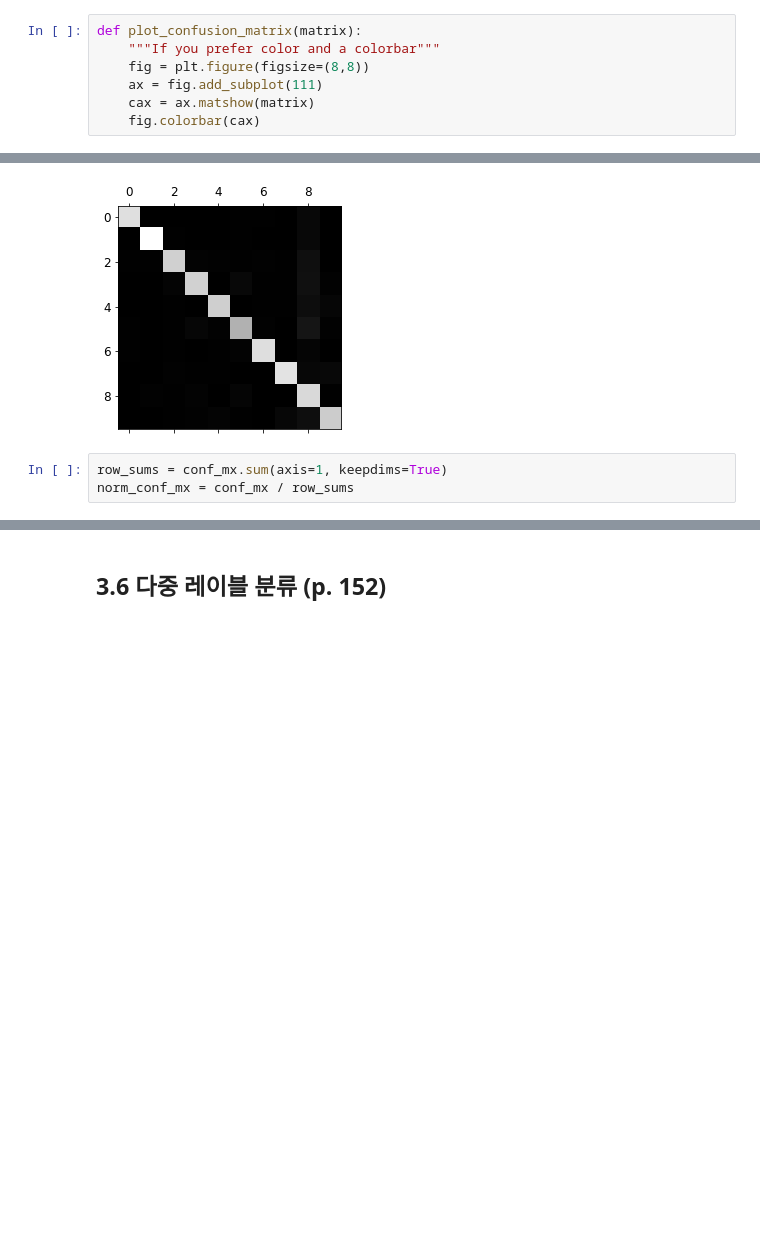
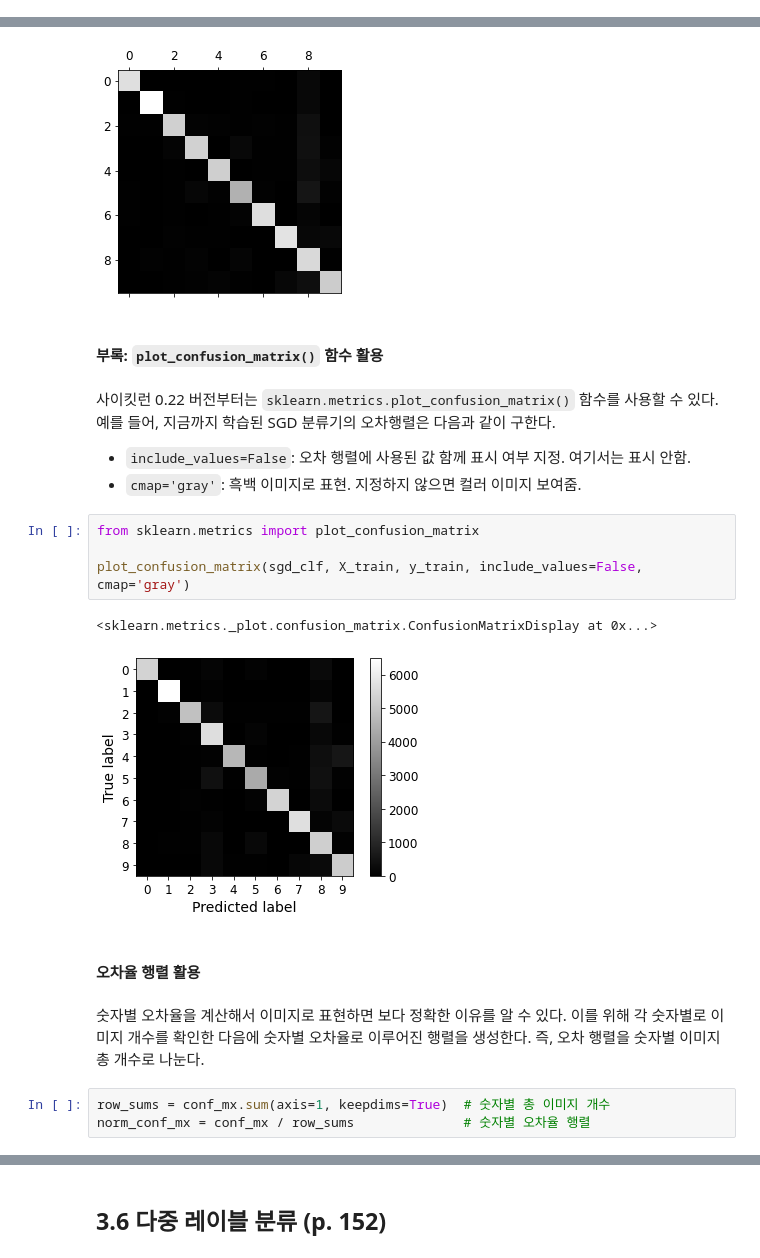
Before and after one commit to codingalzi/handson-ml2, a Jupyter notebook: notebooks/handson-ml-03.ipynb, the cells around one changed output, grey strips where cells are left out. Cells and saved outputs as stored; diff of their text form; blank space fills up the shorter version.

```diff
--- a/notebooks/handson-ml-03.ipynb
+++ b/notebooks/handson-ml-03.ipynb
@@ -853,7 +870,0 @@ array([[5577,    0,   22,    5,    8,   43,   36,    6,  225,    1],
-# %%
-def plot_confusion_matrix(matrix):
-    """If you prefer color and a colorbar"""
-    fig = plt.figure(figsize=(8,8))
-    ax = fig.add_subplot(111)
-    cax = ax.matshow(matrix)
-    fig.colorbar(cax)
@@ -864,6 +881,27 @@ plt.show()
 # %% [output]
 그림 저장: confusion_matrix_plot
 [figure]
+# %% [markdown]
+#### 부록: `plot_confusion_matrix()` 함수 활용
+# %% [markdown]
+사이킷런 0.22 버전부터는 `sklearn.metrics.plot_confusion_matrix()` 함수를 사용할 수 있다.
+예를 들어, 지금까지 학습된 SGD 분류기의 오차행렬은 다음과 같이 구한다.
+
+* `include_values=False`: 오차 행렬에 사용된 값 함께 표시 여부 지정. 여기서는 표시 안함.
+* `cmap='gray'`: 흑백 이미지로 표현. 지정하지 않으면 컬러 이미지 보여줌.
+# %%
+from sklearn.metrics import plot_confusion_matrix
+
+plot_confusion_matrix(sgd_clf, X_train, y_train, include_values=False, cmap='gray')
+# %% [output]
+<sklearn.metrics._plot.confusion_matrix.ConfusionMatrixDisplay at 0x...>
+[figure, added]
+# %% [markdown]
+#### 오차율 행렬 활용
+# %% [markdown]
+숫자별 오차율을 계산해서 이미지로 표현하면 보다 정확한 이유를 알 수 있다.
+이를 위해 각 숫자별로 이미지 개수를 확인한 다음에 숫자별 오차율로 이루어진 행렬을 생성한다.
+즉, 오차 행렬을 숫자별 이미지 총 개수로 나눈다.
 # %%
-row_sums = conf_mx.sum(axis=1, keepdims=True)
-norm_conf_mx = conf_mx / row_sums
+row_sums = conf_mx.sum(axis=1, keepdims=True)  # 숫자별 총 이미지 개수
+norm_conf_mx = conf_mx / row_sums              # 숫자별 오차율 행렬
```
Also changed, not shown: parts of 28 cells of this notebook, 4 other files.
